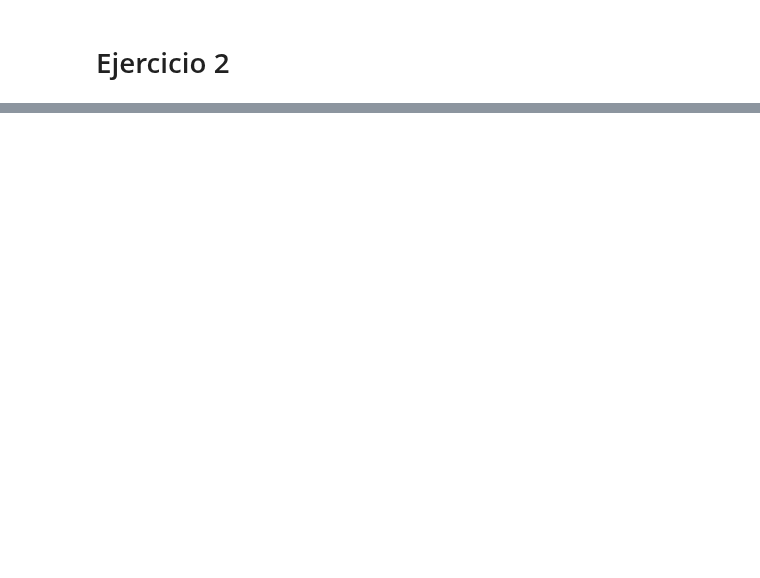
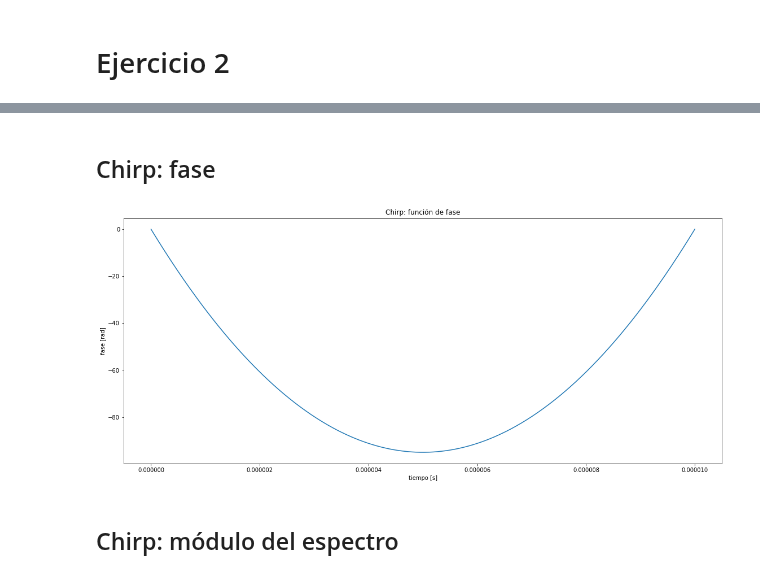
Before and after one commit to rozanecm/6674_tpFinal, a Jupyter notebook: notebooks/Ejercicios.ipynb, the cells around one changed output, grey strips where cells are left out. Cells and saved outputs as stored; diff of their text form; code cells hidden in the pictures; blank space fills up the shorter version.

```diff
--- a/notebooks/Ejercicios.ipynb
+++ b/notebooks/Ejercicios.ipynb
@@ -77,0 +178,17 @@ valor k_2: -38000000
+# %% [markdown]
+## Chirp: fase
+# %%
+t = t = np.linspace(start = 0, stop = T_rg, num = T_rg*f_s)
+res = (t, theta(t, k_1, k_2, 0))
+fig = plt.figure(figsize=(19,8))
+plt.plot(res[0], res[1])
+plt.title('Chirp: función de fase')
+plt.xlabel('tiempo [s]')
+plt.ylabel('fase [rad]')
+
+plt.savefig('../res/02 - chirp fase.png')
+plt.show();
+# %% [output]
+[figure, added]
+# %% [markdown]
+## Chirp: módulo del espectro
```
Also changed, not shown: parts of 37 cells of this notebook, 4 other files.
